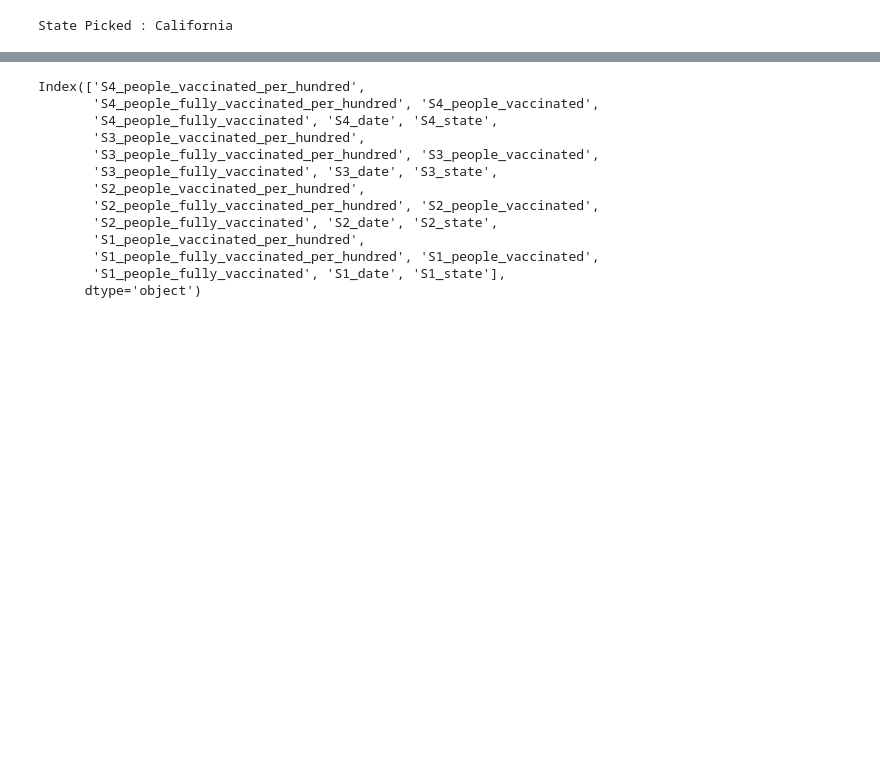
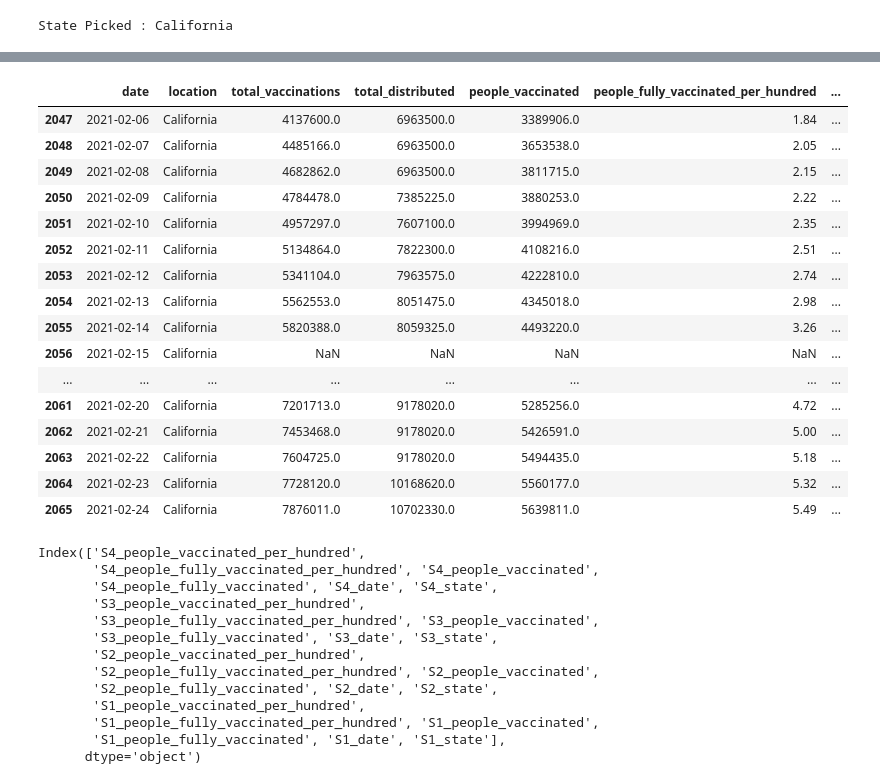
Before and after one commit to tigboatnc/Covid-Policy-Effectiveness, a Jupyter notebook: notebooks/vaccine-data-process.ipynb, the cells around one changed output, grey strips where cells are left out. Drawn from its saved outputs; the diff is of its cells as text; code cells hidden in the pictures; blank space fills up the shorter version.

Commit message:
ally table

```diff
--- a/notebooks/vaccine-data-process.ipynb
+++ b/notebooks/vaccine-data-process.ipynb
@@ -106,6 +106,26 @@ state_df_sample_key = state_df_sample[['people_vaccinated_per_hundred',
 
 state_df_sample_key['state'] = state_picked
 state_df_sample_key_1 = state_df_sample_key.add_prefix('S1_')
+# %%
+state_df_sample
+# %% [output]
+|  | date | location | total_vaccinations | total_distributed | people_vaccinated | people_fully_vaccinated_per_hundred | ... |
+| 2047 | 2021-02-06 | California | 4137600.0 | 6963500.0 | 3389906.0 | 1.84 | ... |
+| 2048 | 2021-02-07 | California | 4485166.0 | 6963500.0 | 3653538.0 | 2.05 | ... |
+| 2049 | 2021-02-08 | California | 4682862.0 | 6963500.0 | 3811715.0 | 2.15 | ... |
+| 2050 | 2021-02-09 | California | 4784478.0 | 7385225.0 | 3880253.0 | 2.22 | ... |
+| 2051 | 2021-02-10 | California | 4957297.0 | 7607100.0 | 3994969.0 | 2.35 | ... |
+| 2052 | 2021-02-11 | California | 5134864.0 | 7822300.0 | 4108216.0 | 2.51 | ... |
+| 2053 | 2021-02-12 | California | 5341104.0 | 7963575.0 | 4222810.0 | 2.74 | ... |
+| 2054 | 2021-02-13 | California | 5562553.0 | 8051475.0 | 4345018.0 | 2.98 | ... |
+| 2055 | 2021-02-14 | California | 5820388.0 | 8059325.0 | 4493220.0 | 3.26 | ... |
+| 2056 | 2021-02-15 | California | NaN | NaN | NaN | NaN | ... |
+| ... | ... | ... | ... | ... | ... | ... | ... |
+| 2061 | 2021-02-20 | California | 7201713.0 | 9178020.0 | 5285256.0 | 4.72 | ... |
+| 2062 | 2021-02-21 | California | 7453468.0 | 9178020.0 | 5426591.0 | 5.00 | ... |
+| 2063 | 2021-02-22 | California | 7604725.0 | 9178020.0 | 5494435.0 | 5.18 | ... |
+| 2064 | 2021-02-23 | California | 7728120.0 | 10168620.0 | 5560177.0 | 5.32 | ... |
+| 2065 | 2021-02-24 | California | 7876011.0 | 10702330.0 | 5639811.0 | 5.49 | ... |
 # %%
 state_df_sample = state_df[state_df['date'] < vacSample2 + datetime_og.timedelta(days=10)]
 state_df_sample = state_df_sample[state_df_sample['date'] > vacSample2 - datetime_og.timedelta(days=10)]
```
Also changed, not shown: parts of 5 cells of this notebook, 1 other file.
